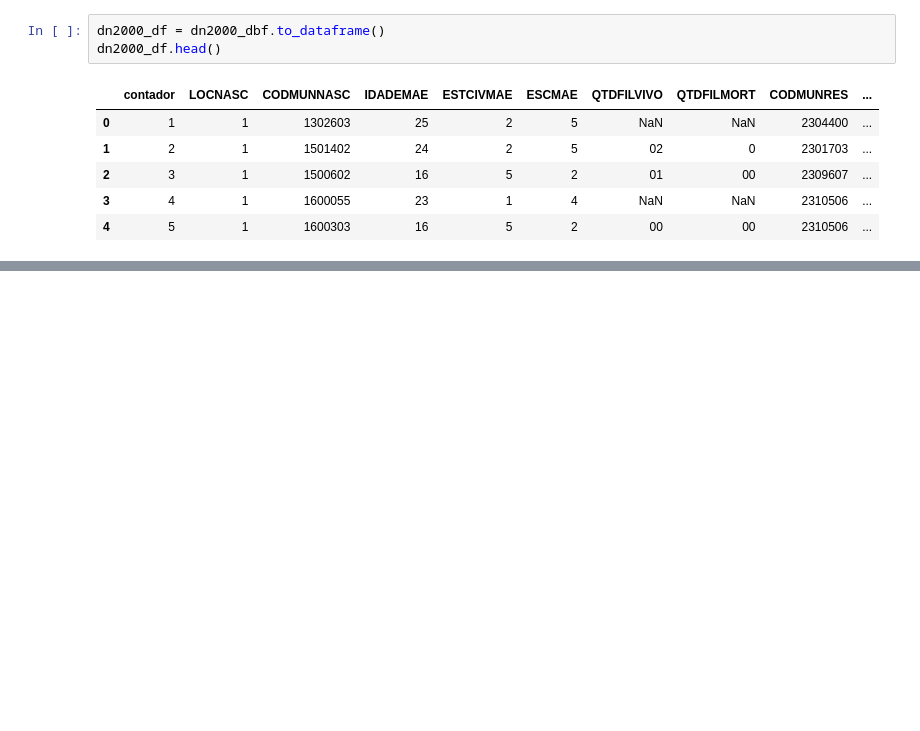
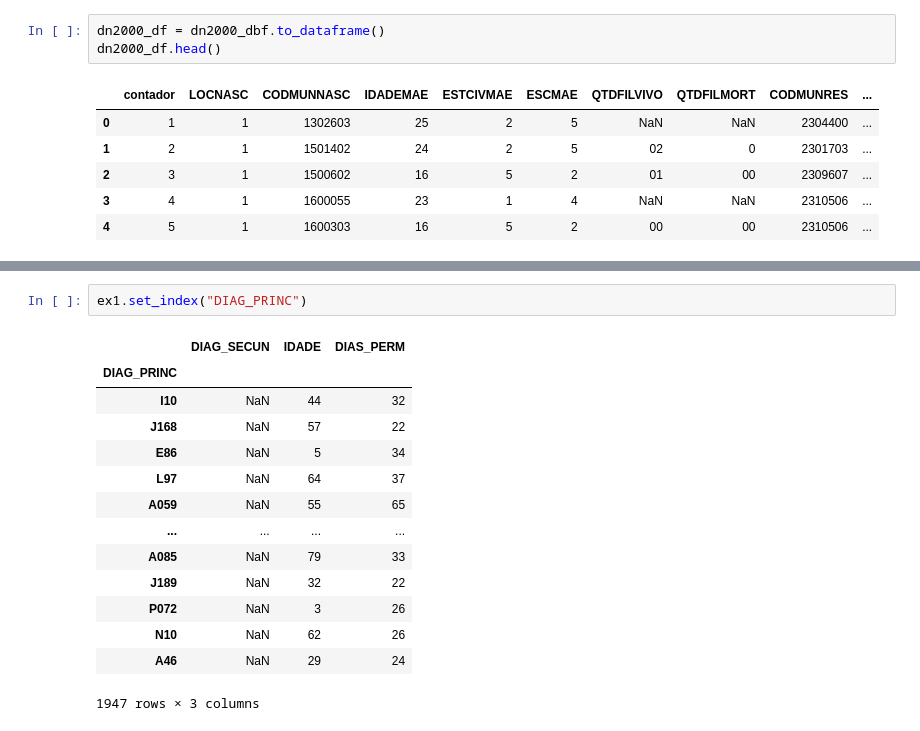
Before and after one commit to humbertocarmona/pyopensus, a Jupyter notebook: notebooks/preliminar.ipynb, the cells around one changed output, grey strips where cells are left out. Saved outputs shown, nothing was run; the diff lists cells and outputs as text; blank space fills up the shorter version.

```diff
--- a/notebooks/preliminar.ipynb
+++ b/notebooks/preliminar.ipynb
@@ -81,0 +296,17 @@ dn2000_df.head()
+# %%
+ex1.set_index("DIAG_PRINC")
+# %% [output]
+|  | DIAG_SECUN | IDADE | DIAS_PERM |
+| DIAG_PRINC |  |  |  |
+| I10 | NaN | 44 | 32 |
+| J168 | NaN | 57 | 22 |
+| E86 | NaN | 5 | 34 |
+| L97 | NaN | 64 | 37 |
+| A059 | NaN | 55 | 65 |
+| ... | ... | ... | ... |
+| A085 | NaN | 79 | 33 |
+| J189 | NaN | 32 | 22 |
+| P072 | NaN | 3 | 26 |
+| N10 | NaN | 62 | 26 |
+| A46 | NaN | 29 | 24 |
+1947 rows × 3 columns
```
Also changed, not shown: parts of 20 cells of this notebook.
